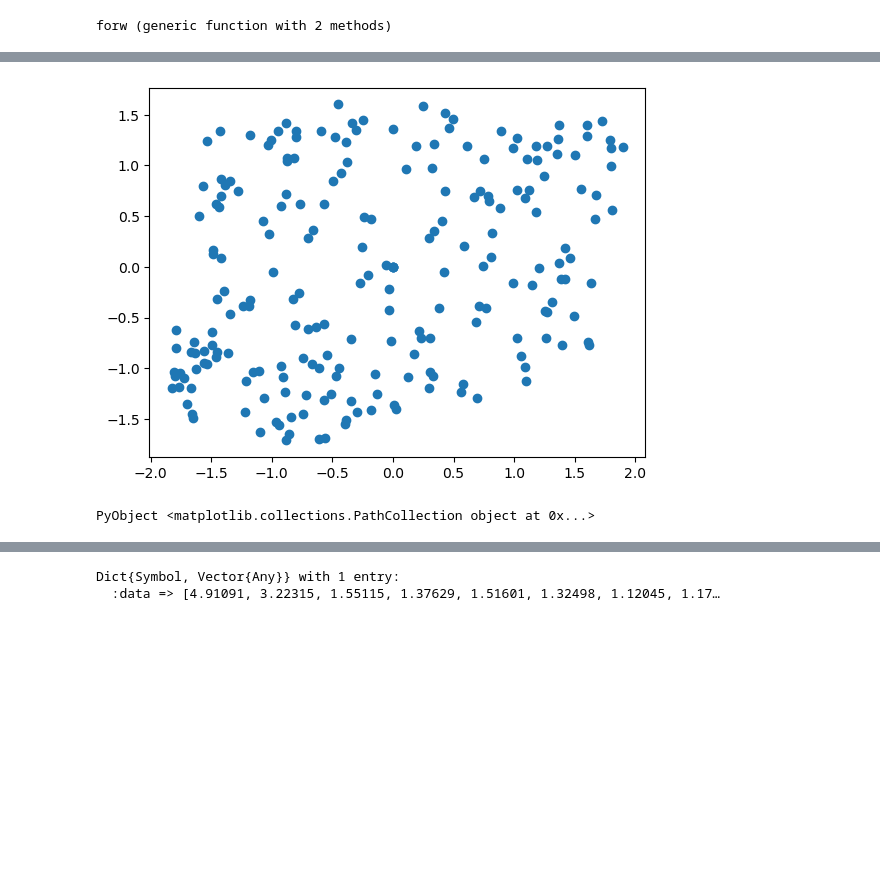
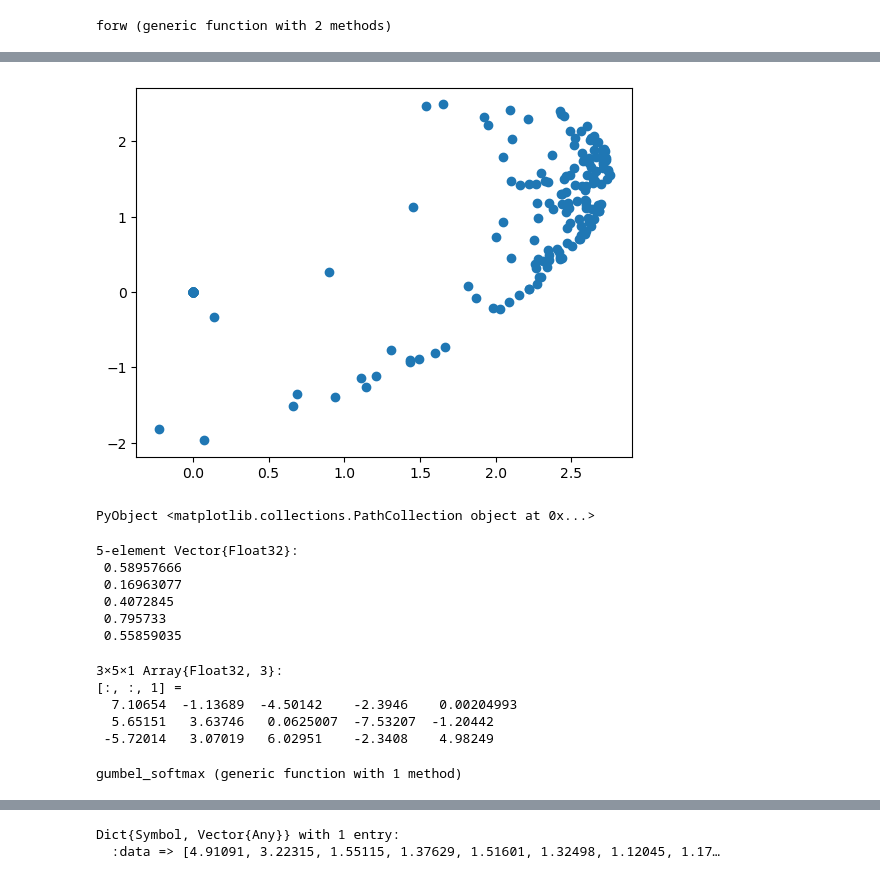
Before and after one commit to TheMrGhostman/GenerativeMIL.jl, a Jupyter notebook: scripts/SetVAE.ipynb, the cells around one changed output, grey strips where cells are left out. Cells and saved outputs as stored; diff of their text form; code cells hidden in the pictures; blank space fills up the shorter version.

```diff
--- a/scripts/SetVAE.ipynb
+++ b/scripts/SetVAE.ipynb
@@ -167,7 +212,7 @@ function forw(m::GenerativeMIL.Models.SetVAE, x::AbstractArray{<:Real}, x_mask::
 
     _, sample_size, bs = size(x_mask)
     z = m.prior(sample_size, bs)
-
+    #z = randn(Float32, 3,sample_size, bs)
     #decoder
     klds = 0
     x1 = m.decoder.expansion(z) .* x_mask
@@ -180,8 +225,9 @@ function forw(m::GenerativeMIL.Models.SetVAE, x::AbstractArray{<:Real}, x_mask::
     x1, kld, _,_ = m.decoder.layers[4](x1, h_enc1, x_mask)
     klds += kld
     x1 = m.decoder.reduction(x1) .* x_mask
-    #loss = ChamferDistanceLoss(x, x1) + β * klds
-    return x1
+    return x1, z
 end
 # %% [output]
 forw (generic function with 2 methods)
+# %%
+sv = GenerativeMIL.Models.SetVAE(3,64,4,[16,8,4,1], [2,4,8,16], 5, 32, Flux.swish);
@@ -188,2 +240,2 @@ forw (generic function with 2 methods)
 # %%
-y = forw(sv, xx, xx_mask);
+y,_ = forw(sv, xx, xx_mask);
@@ -200,6 +248,56 @@ scatter(xx[1,:,30], xx[2,:,30])
 PyObject <matplotlib.collections.PathCollection object at 0x...>
 # %%
-scatter(y[1,:,30], y[2,:,30])
+scatter(y[1,:,1], y[2,:,1])#, s=147 .*y[3,:,10] .+ 87)
 # %% [output]
-[figure, old version]
+[figure, new version]
 PyObject <matplotlib.collections.PathCollection object at 0x...>
+# %%
+mod_prior.α
+# %% [output]
+5-element Vector{Float32}:
+ 0.58957666
+ 0.16963077
+ 0.4072845
+ 0.795733
+ 0.55859035
+# %%
+mod_prior = sv.prior;
+mod_prior.μ .*=3
+# %% [output]
+3×5×1 Array{Float32, 3}:
+[:, :, 1] =
+  7.10654  -1.13689  -4.50142    -2.3946    0.00204993
+  5.65151   3.63746   0.0625007  -7.53207  -1.20442
+ -5.72014   3.07019   6.02951    -2.3408    4.98249
+# %%
+using Random
+using Zygote
+function gumbel_softmax(logits::AbstractArray{T}; τ::T=1f0, hard::Bool=false, eps::Float32=1.0f-10) where T <: Real
+    # logits ∈ R^{n_classes} ~ (n_classes, bs)
+    # τ ... non-negative scalar temeperature (default=1.0) https://arxiv.org/pdf/1611.01144.pdf
+    # gumbel_samples = -log.(-log.(rand(Float32, size(logits)) + 1e-10) + 1e-10) # alternative version
+    #.+ rand(Gumbel(Float32(0), Float32(1)), size(logits))
+    gumbel_samples = -log.(-log.(Random.rand!(logits) .+ eps) .+ eps)
+    y = logits .+ gumbel_samples
+    y = Flux.softmax(y./τ)
+
+    if !hard
+        return y
+    else
+        y_hard = nothing
+        Zygote.ignore() do
+            # we don't want for this block of code computing gradients
+            shape = size(y)
+            y_hard = zeros(T, shape)
+            _, ind = findmax(y, dims=1)
+            y_hard[ind] .= 1
+            y_hard = y_hard .- y
+        end
+        #print(y_hard)
+        # now we bypass gradients from y_hard to y
+        y = y_hard .+ y
+        return y
+    end
+end
+# %% [output]
+gumbel_softmax (generic function with 1 method)
```
Also changed, not shown: parts of 47 cells of this notebook, 6 other files.
